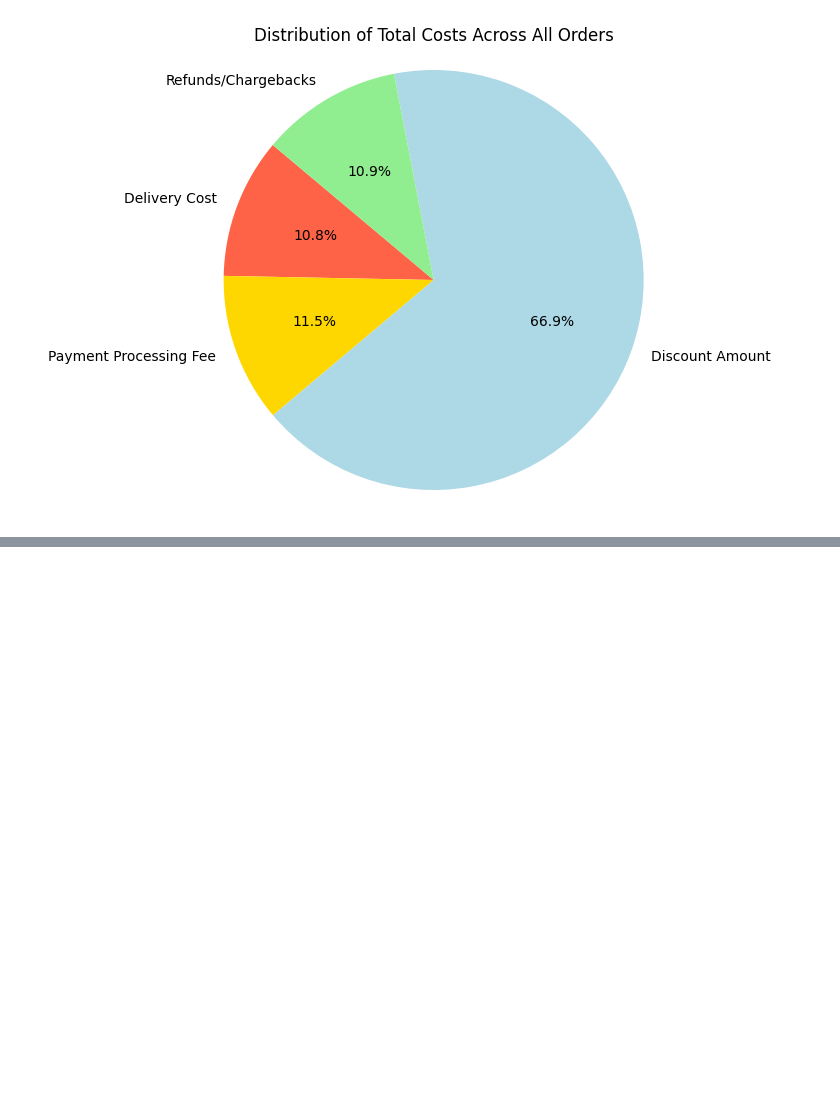
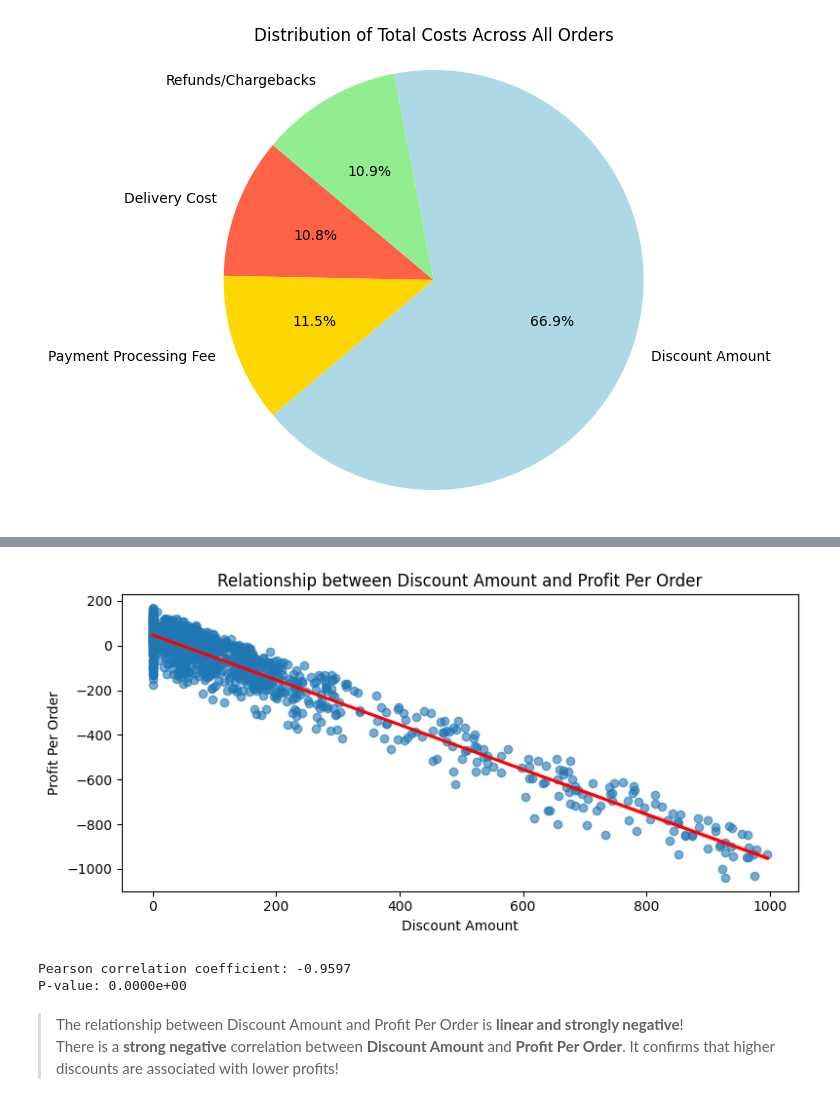
Before and after one commit to Darknight47/Data-Science-Projects-03, a Jupyter notebook: Cost_Profitability_analysis.ipynb, the cells around one changed output, grey strips where cells are left out. Drawn from its saved outputs; the diff is of its cells as text; code cells hidden in the pictures; blank space fills up the shorter version.

Commit message:
relationship between discount amount and profit per order

```diff
--- a/Cost_Profitability_analysis.ipynb
+++ b/Cost_Profitability_analysis.ipynb
@@ -402,0 +433,29 @@ plt.show()
+# %%
+# Create scatter plot with regression line
+plt.figure(figsize=(8, 4))
+sns.regplot(
+    x='Discount Amount',
+    y='Profit Per Order',
+    data=dataset,
+    scatter_kws={'alpha': 0.6},
+    line_kws={'color': 'red'}
+)
+plt.title('Relationship between Discount Amount and Profit Per Order')
+plt.xlabel('Discount Amount')
+plt.ylabel('Profit Per Order')
+plt.tight_layout()
+plt.show()
+# %% [output]
+[figure, added]
+# %%
+from scipy.stats import pearsonr
+# Calculate Pearson correlation coefficient
+correlation, p_value = pearsonr(dataset['Discount Amount'], dataset['Profit Per Order'])
+print(f"Pearson correlation coefficient: {correlation:.4f}")
+print(f"P-value: {p_value:.4e}")
+# %% [output]
+Pearson correlation coefficient: -0.9597
+P-value: 0.0000e+00
+# %% [markdown]
+> The relationship between Discount Amount and Profit Per Order is **linear and strongly negative**!
+> There is a **strong negative** correlation between **Discount Amount** and **Profit Per Order**. It confirms that higher discounts are associated with lower profits!
```
Also changed, not shown: parts of 5 cells of this notebook.
